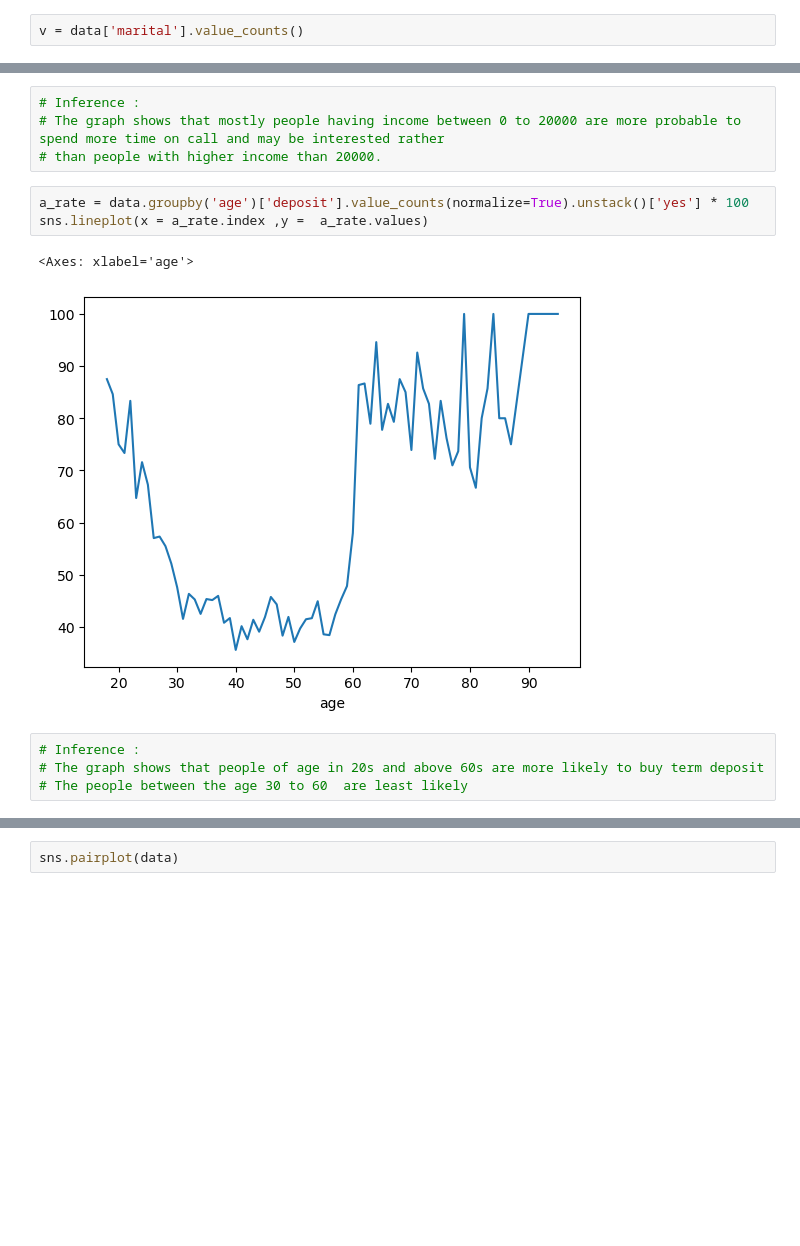
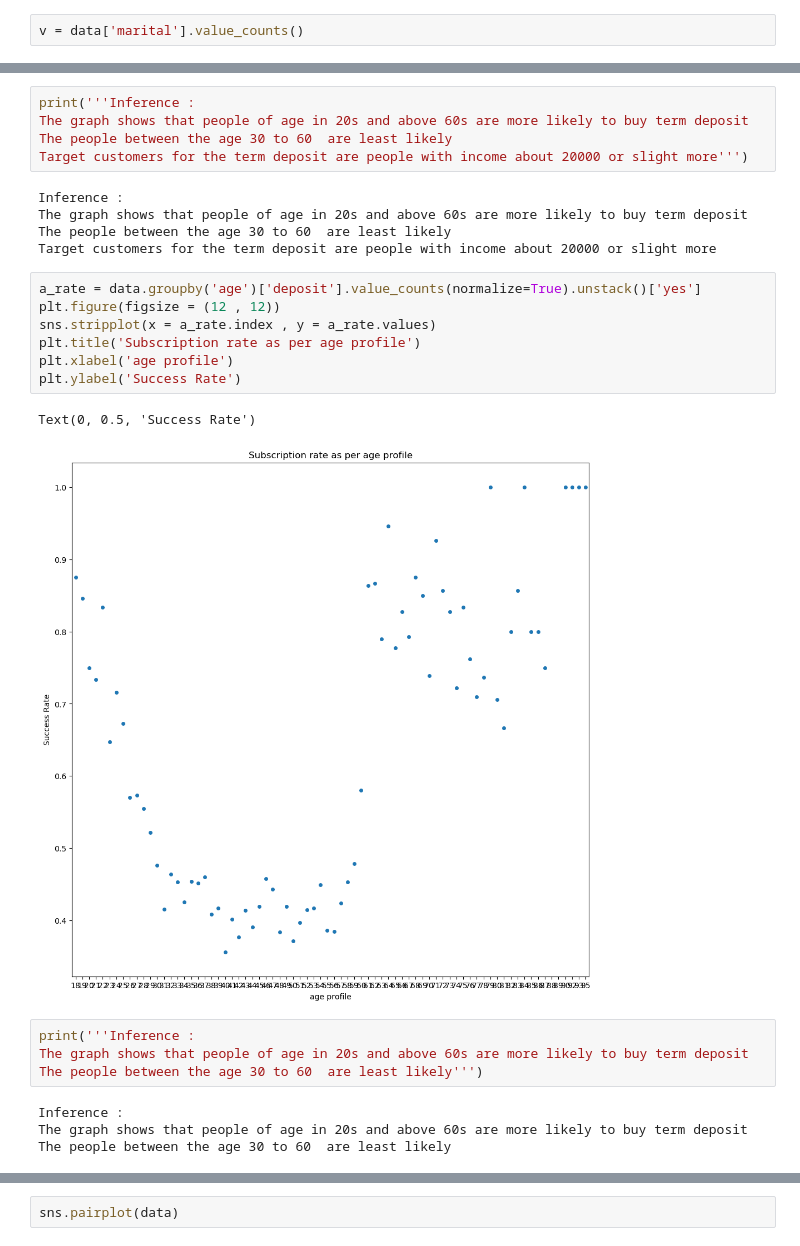
Before and after one commit to Harsh-D-2004/TE-IT-Practicals, a Jupyter notebook: DSBDA/Group B/Assignement_3.ipynb, the cells around one changed output, grey strips where cells are left out. Saved outputs shown, nothing was run; the diff lists cells and outputs as text; blank space fills up the shorter version.

```diff
--- a/DSBDA/Group B/Assignement_3.ipynb
+++ b/DSBDA/Group B/Assignement_3.ipynb
@@ -107,16 +163,30 @@ plt.stem(data['balance'] , data['duration'])
 # %%
-# Inference :
-# The graph shows that mostly people having income between 0 to 20000 are more probable to spend more time on call and may be interested rather
-# than people with higher income than 20000.
+print('''Inference :
+The graph shows that people of age in 20s and above 60s are more likely to buy term deposit
+The people between the age 30 to 60  are least likely
+Target customers for the term deposit are people with income about 20000 or slight more''')
+# %% [output]
+Inference :
+The graph shows that people of age in 20s and above 60s are more likely to buy term deposit
+The people between the age 30 to 60  are least likely
+Target customers for the term deposit are people with income about 20000 or slight more
 # %%
-a_rate = data.groupby('age')['deposit'].value_counts(normalize=True).unstack()['yes'] * 100
-sns.lineplot(x = a_rate.index ,y =  a_rate.values)
+a_rate = data.groupby('age')['deposit'].value_counts(normalize=True).unstack()['yes']
+plt.figure(figsize = (12 , 12))
+sns.stripplot(x = a_rate.index , y = a_rate.values)
+plt.title('Subscription rate as per age profile')
+plt.xlabel('age profile')
+plt.ylabel('Success Rate')
 # %% [output]
-<Axes: xlabel='age'>
+Text(0, 0.5, 'Success Rate')
-[figure, old version]
+[figure, new version]
 # %%
-# Inference :
-# The graph shows that people of age in 20s and above 60s are more likely to buy term deposit
-# The people between the age 30 to 60  are least likely
+print('''Inference :
+The graph shows that people of age in 20s and above 60s are more likely to buy term deposit
+The people between the age 30 to 60  are least likely''')
+# %% [output]
+Inference :
+The graph shows that people of age in 20s and above 60s are more likely to buy term deposit
+The people between the age 30 to 60  are least likely
 # %%
 sns.relplot(x = data['age'] , y = data['campaign'])
```
Also changed, not shown: parts of 21 cells of this notebook, 7 other files.
